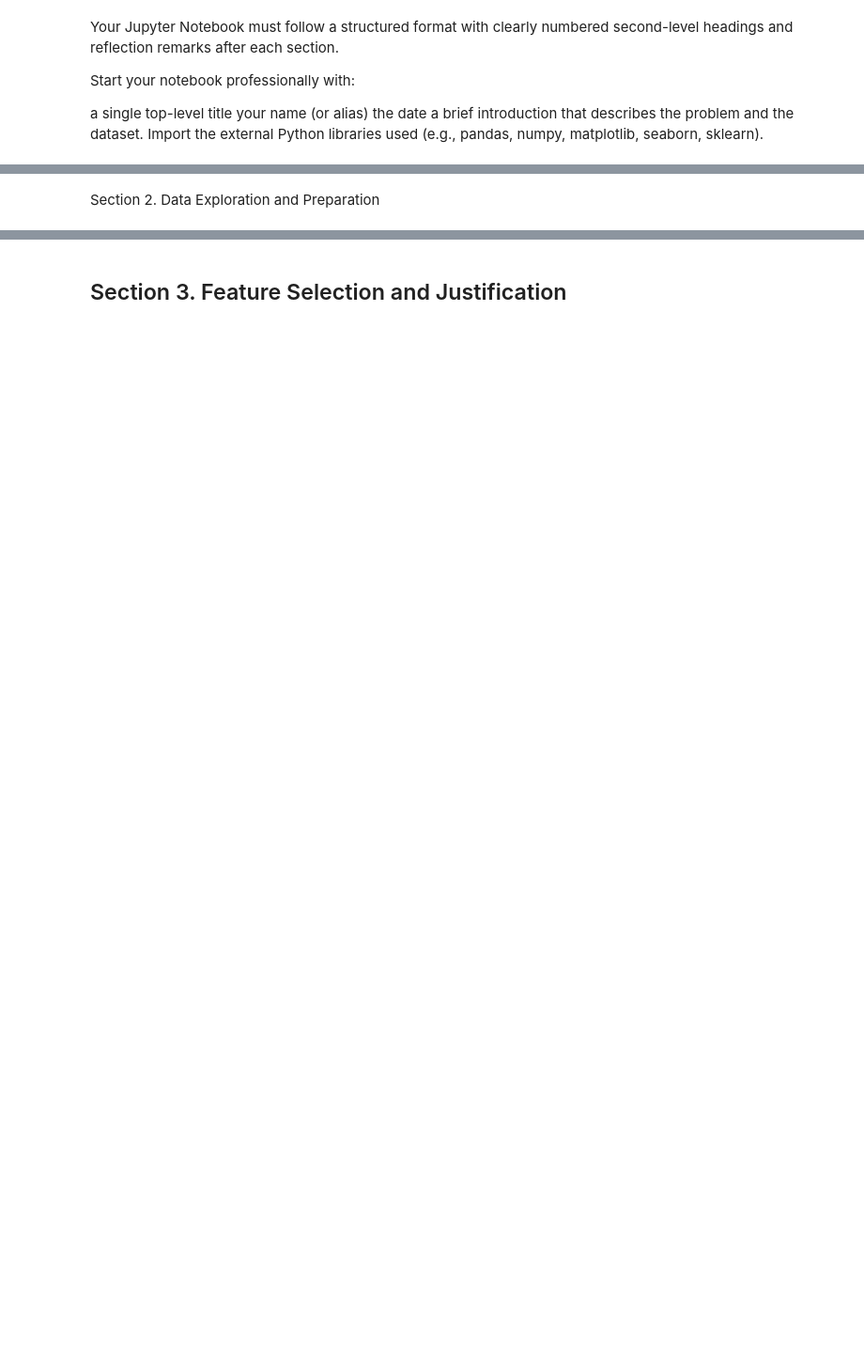
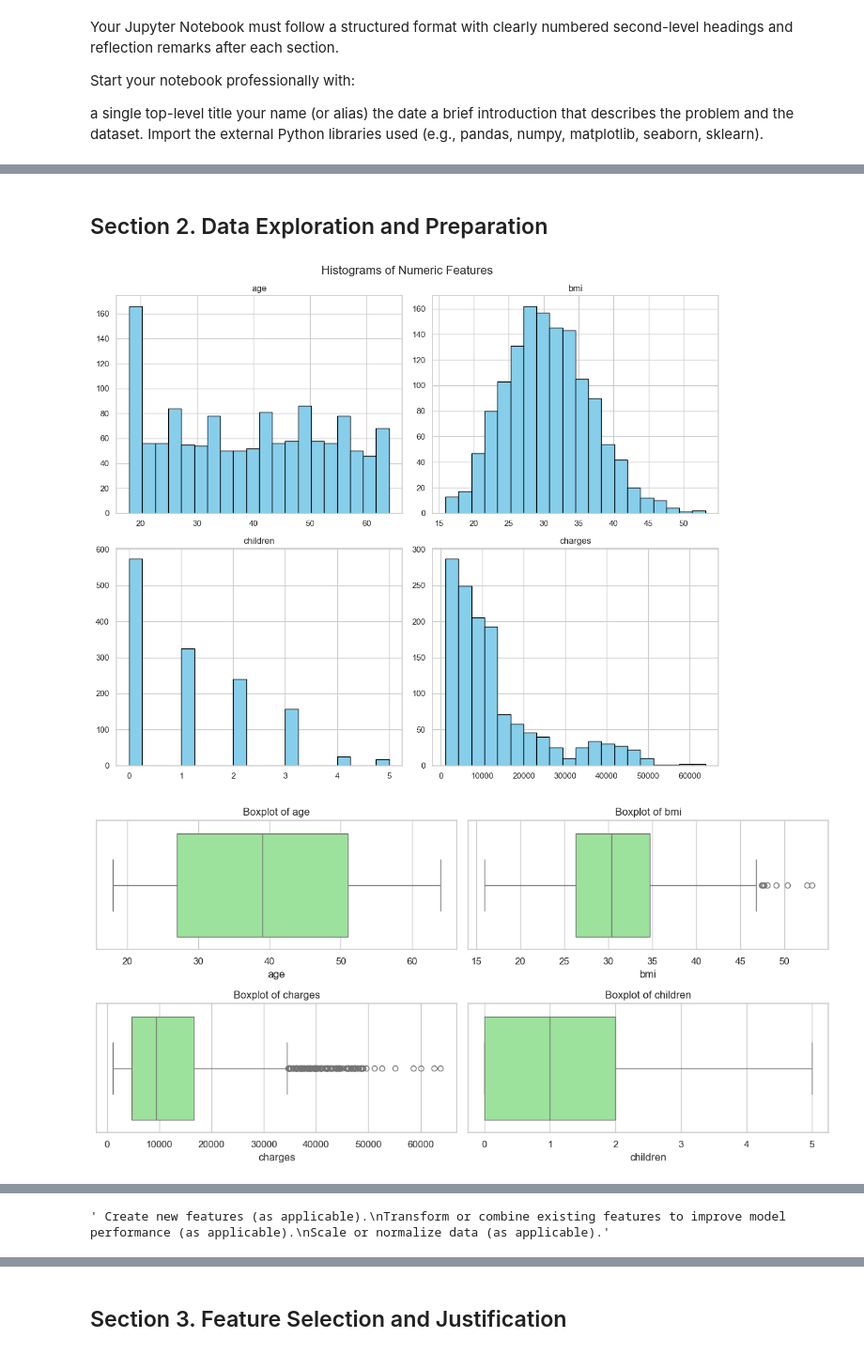
Before and after one commit to Crusoe22/ml_regression_moss, a Jupyter notebook: regression_moss.ipynb, the cells around one changed output, grey strips where cells are left out. Shown: that part at 94% size. Saved outputs shown, nothing was run; the diff lists cells and outputs as text; code cells hidden in the pictures; blank space fills up the shorter version.

```diff
--- a/regression_moss.ipynb
+++ b/regression_moss.ipynb
@@ -13,3 +27,12 @@ Section 1. Import and Inspect the Data
 # %%
 # 1.1 Load the dataset and display the first 10 rows.
+insurance_ds = pd.read_csv("insurance.csv")
+print("First 10 rows of the dataset:")
+print(insurance_ds.head(10))
+
 # 1.2 Check for missing values and display summary statistics.
+print("\nMissing values in each column:")
+print(insurance_ds.isnull().sum())
+
+print("\nSummary statistics for numerical columns:")
+print(insurance_ds.describe())
@@ -18,2 +61,39 @@ Reflection 1: What do you notice about the dataset? Are there any data issues?
 # %% [markdown]
-Section 2. Data Exploration and Preparation
+## Section 2. Data Exploration and Preparation
+# %%
+# 2.1 Explore data patterns and distributions
+''' Create histograms, boxplots, and count plots for categorical variables (as applicable).
+Identify patterns, outliers, and anomalies in feature distributions.
+Check for class imbalance in the target variable (as applicable).'''
+
+# Set plot style
+sns.set_theme(style="whitegrid")
+
+# Histogram for numeric variables
+insurance_ds.hist(figsize=(12, 10), bins=20, color='skyblue', edgecolor='black')
+plt.suptitle("Histograms of Numeric Features", fontsize=16)
+plt.tight_layout()
+plt.show()
+
+# Boxplots to detect outliers
+numeric_cols = ['age', 'bmi', 'charges', 'children']
+plt.figure(figsize=(12, 6))
+for i, col in enumerate(numeric_cols, 1):
+    plt.subplot(2, 2, i)
+    sns.boxplot(x=insurance_ds[col], color='lightgreen')
+    plt.title(f'Boxplot of {col}')
+plt.tight_layout()
+plt.show()
+
+# Count plots for categorical variables
+categorical_cols = ['sex', 'smoker', 'region']
+plt.figure(figsize=(12, 4))
+for i, col in enumerate(categorical_cols, 1):
+    plt.subplot(1, 3, i)
+    sns.countplot(data=insurance_ds, x=col, palette='deep', hue=col)
+    plt.title(f'Count Plot of {col}')
+plt.tight_layout()
+plt.show()
+# %% [output]
+[figure, added]
+[figure, added]
@@ -20 +101,2 @@ Section 2. Data Exploration and Preparation
+' Create new features (as applicable).\nTransform or combine existing features to improve model performance (as applicable).\nScale or normalize data (as applicable).'
 # %%
```
Also changed, not shown: parts of 12 cells of this notebook, 2 other files.
